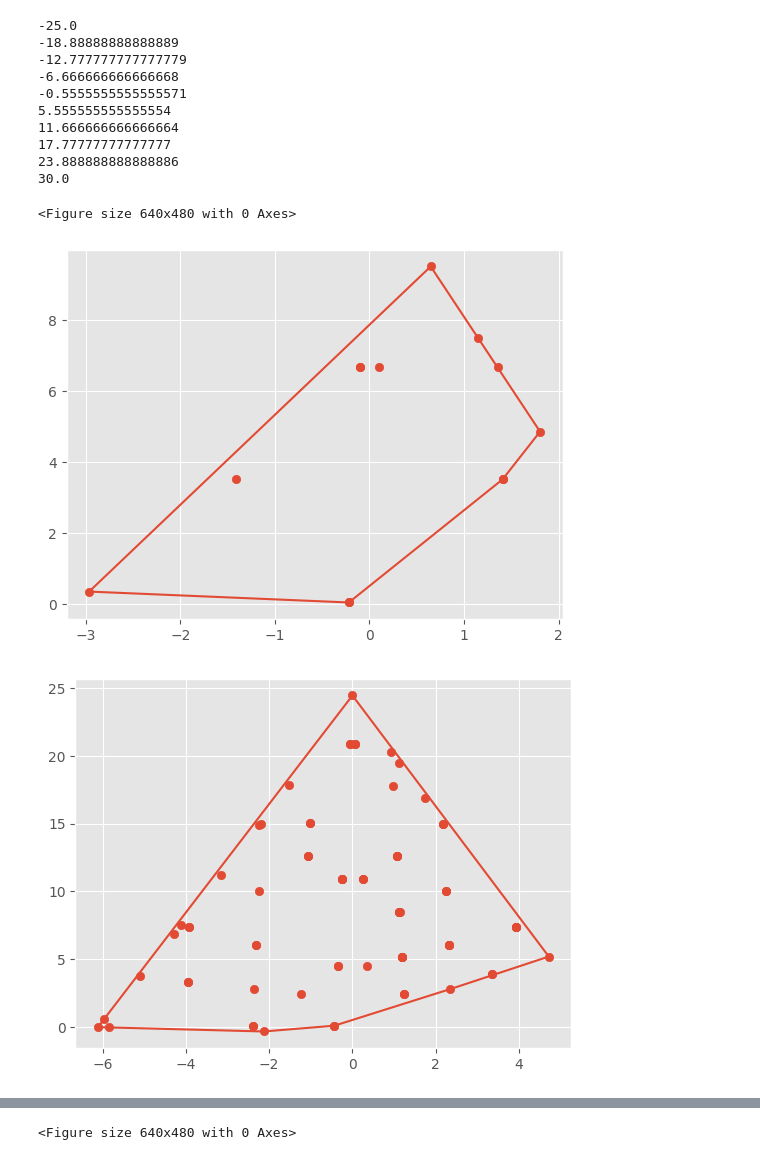
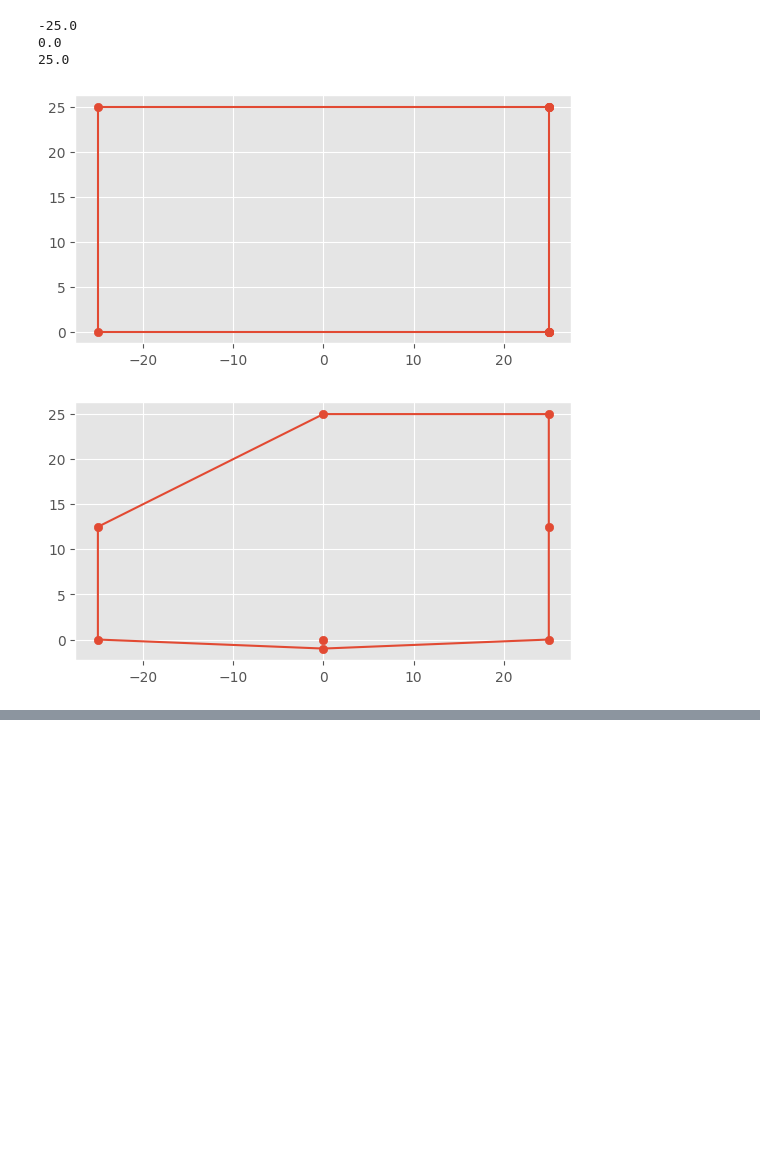
Before and after one commit to shohei/emt3102-slicer, a Jupyter notebook: Slicer.ipynb, the cells around one changed output, grey strips where cells are left out. Drawn from its saved outputs; the diff is of its cells as text; code cells hidden in the pictures; blank space fills up the shorter version.

```diff
--- a/Slicer.ipynb
+++ b/Slicer.ipynb
@@ -101,0 +93,12 @@ Triangle # 1
+# %%
+# Convert the list of triangles into a "flat" list of points
+tri_points = list(chain.from_iterable(triangles))
+# Get the X, Y and Z coordinates of each point
+x, y, z = zip(*tri_points)
+# Make list of triangle indices ([(0, 1, 2), (3, 4, 5), ...])
+tri_idx = [(3 * i, 3 * i + 1, 3 * i + 2) for i in range(len(triangles))]
+# Make 3D axes
+# ax = plt.figure().add_subplot(projection='3d')
+ax = plt.axes(projection='3d')
+# Plot triangles
+ax.plot_trisurf(x, y, z, triangles=tri_idx)
@@ -102,5 +108,5 @@ Triangle # 1
 # %%
-z_points = np.linspace(zs.min(),zs.max(),10)
+z_points = np.linspace(zs.min(),zs.max(),3)
 xy_dict = {}
 for zp in z_points:
     points = np.array([])
@@ -239,0 +246,13 @@ xy_dict
+# %%
+for zp in z_points:
+    plt.figure()
+    xy_points = xy_dict[zp]
+    try:
+        plt.plot(xy_points,'bo')
+        # plt.scatter(points[:,0], points[:,1])
+        # ax = plt.gca()
+        # ax.set_aspect('equal', adjustable='box')
+        # print(hull)
+    except Exception:
+        pass
+plt.show()
@@ -240,30 +263,25 @@ xy_dict
 # %%
 for zp in z_points:
     plt.figure()
     xy_points = xy_dict[zp]
     print(zp)
     try:
         hull = ConvexHull(xy_points)
         points = hull.points
         hull_points = points[hull.vertices]
         hp = np.vstack((hull_points, hull_points[0]))
         plt.plot(hp[:,0], hp[:,1])
+        # plt.plot(xy_points,'bo')
         plt.scatter(points[:,0], points[:,1])
+        ax = plt.gca()
+        ax.set_aspect('equal', adjustable='box')
         # print(hull)
     except Exception:
         pass
 plt.show()
 # %% [output]
 -25.0
--18.88888888888889
--12.777777777777779
--6.666666666666668
--0.5555555555555571
-5.555555555555554
-11.666666666666664
-17.77777777777777
-23.888888888888886
-30.0
+0.0
+25.0
-<Figure size 640x480 with 0 Axes>
-[figure, old version]
+[figure, new version]
-[figure, old version]
+[figure, new version]
@@ -276 +288,0 @@ plt.show()
-<Figure size 640x480 with 0 Axes>
```
Also changed, not shown: parts of 9 cells of this notebook, 1 other file.
